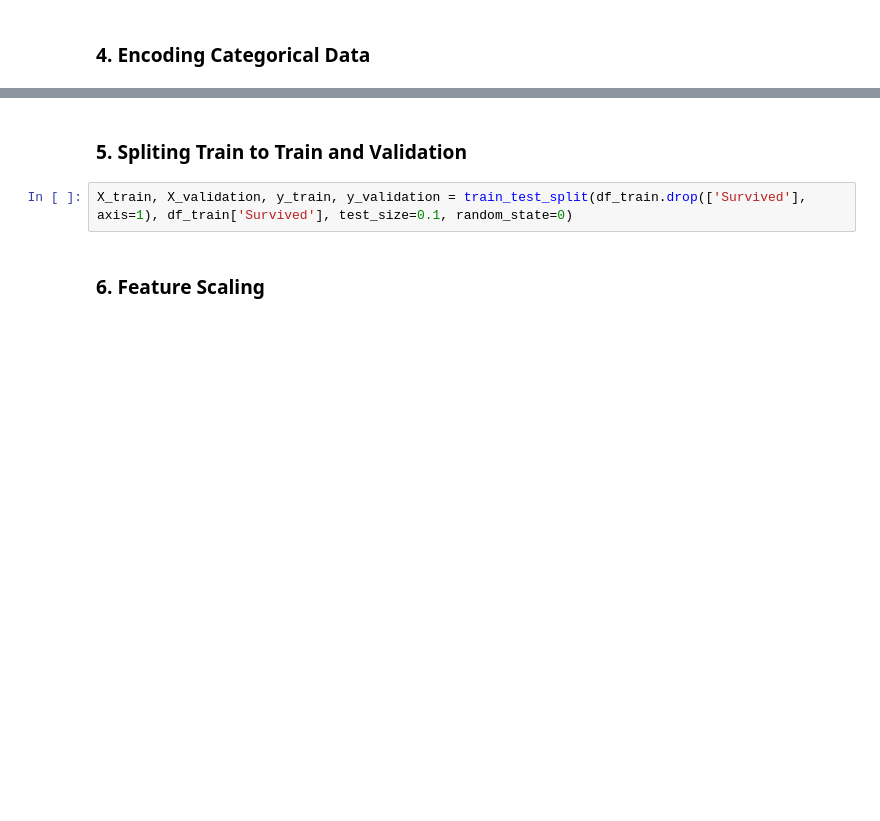
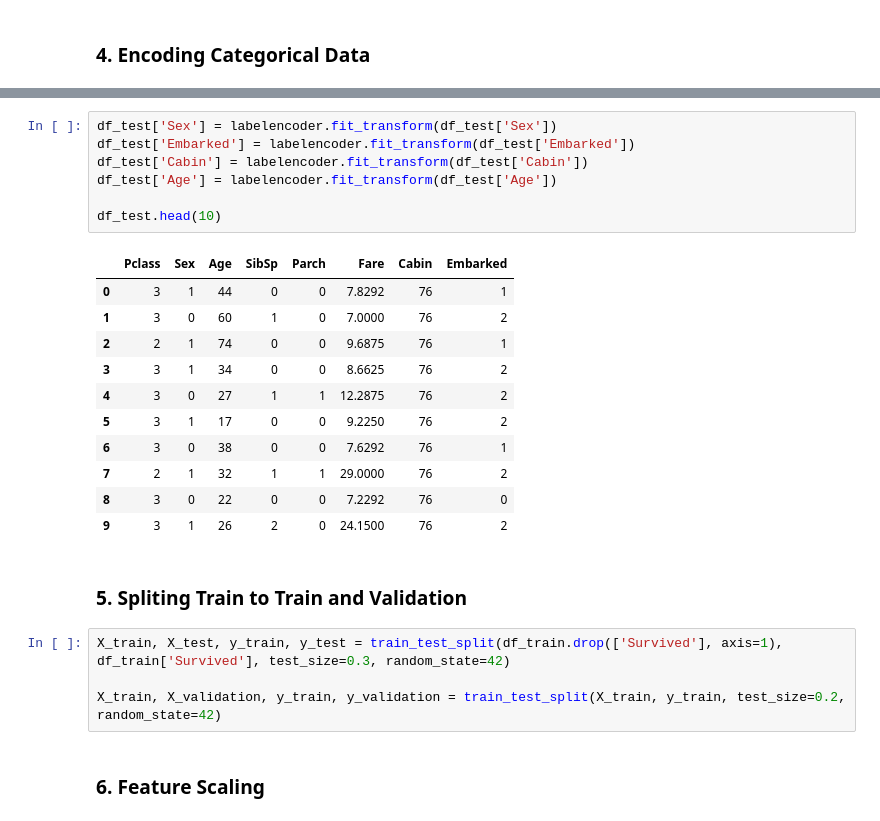
Before and after one commit to aSTRonuun/MachineLearning-2023-Vitor-Alves, a Jupyter notebook: 01-Exercices/08-Deep-Neural-Network/TensorFlow-Deep-Neutal-Network-Exercice.ipynb, the cells around one changed output, grey strips where cells are left out. Drawn from its saved outputs; the diff is of its cells as text; blank space fills up the shorter version.

```diff
--- a/01-Exercices/08-Deep-Neural-Network/TensorFlow-Deep-Neutal-Network-Exercice.ipynb
+++ b/01-Exercices/08-Deep-Neural-Network/TensorFlow-Deep-Neutal-Network-Exercice.ipynb
@@ -92,7 +109,28 @@ df_train.head(10)
+# %%
+df_test['Sex'] = labelencoder.fit_transform(df_test['Sex'])
+df_test['Embarked'] = labelencoder.fit_transform(df_test['Embarked'])
+df_test['Cabin'] = labelencoder.fit_transform(df_test['Cabin'])
+df_test['Age'] = labelencoder.fit_transform(df_test['Age'])
+
+df_test.head(10)
+# %% [output]
+|  | Pclass | Sex | Age | SibSp | Parch | Fare | Cabin | Embarked |
+| 0 | 3 | 1 | 44 | 0 | 0 | 7.8292 | 76 | 1 |
+| 1 | 3 | 0 | 60 | 1 | 0 | 7.0000 | 76 | 2 |
+| 2 | 2 | 1 | 74 | 0 | 0 | 9.6875 | 76 | 1 |
+| 3 | 3 | 1 | 34 | 0 | 0 | 8.6625 | 76 | 2 |
+| 4 | 3 | 0 | 27 | 1 | 1 | 12.2875 | 76 | 2 |
+| 5 | 3 | 1 | 17 | 0 | 0 | 9.2250 | 76 | 2 |
+| 6 | 3 | 0 | 38 | 0 | 0 | 7.6292 | 76 | 1 |
+| 7 | 2 | 1 | 32 | 1 | 1 | 29.0000 | 76 | 2 |
+| 8 | 3 | 0 | 22 | 0 | 0 | 7.2292 | 76 | 0 |
+| 9 | 3 | 1 | 26 | 2 | 0 | 24.1500 | 76 | 2 |
 # %% [markdown]
 ### 5. Spliting Train to Train and Validation
 # %%
-X_train, X_validation, y_train, y_validation = train_test_split(df_train.drop(['Survived'], axis=1), df_train['Survived'], test_size=0.1, random_state=0)
+X_train, X_test, y_train, y_test = train_test_split(df_train.drop(['Survived'], axis=1), df_train['Survived'], test_size=0.3, random_state=42)
+
+X_train, X_validation, y_train, y_validation = train_test_split(X_train, y_train, test_size=0.2, random_state=42)
 # %% [markdown]
 ### 6. Feature Scaling
 # %%
```
Also changed, not shown: parts of 21 cells of this notebook.
